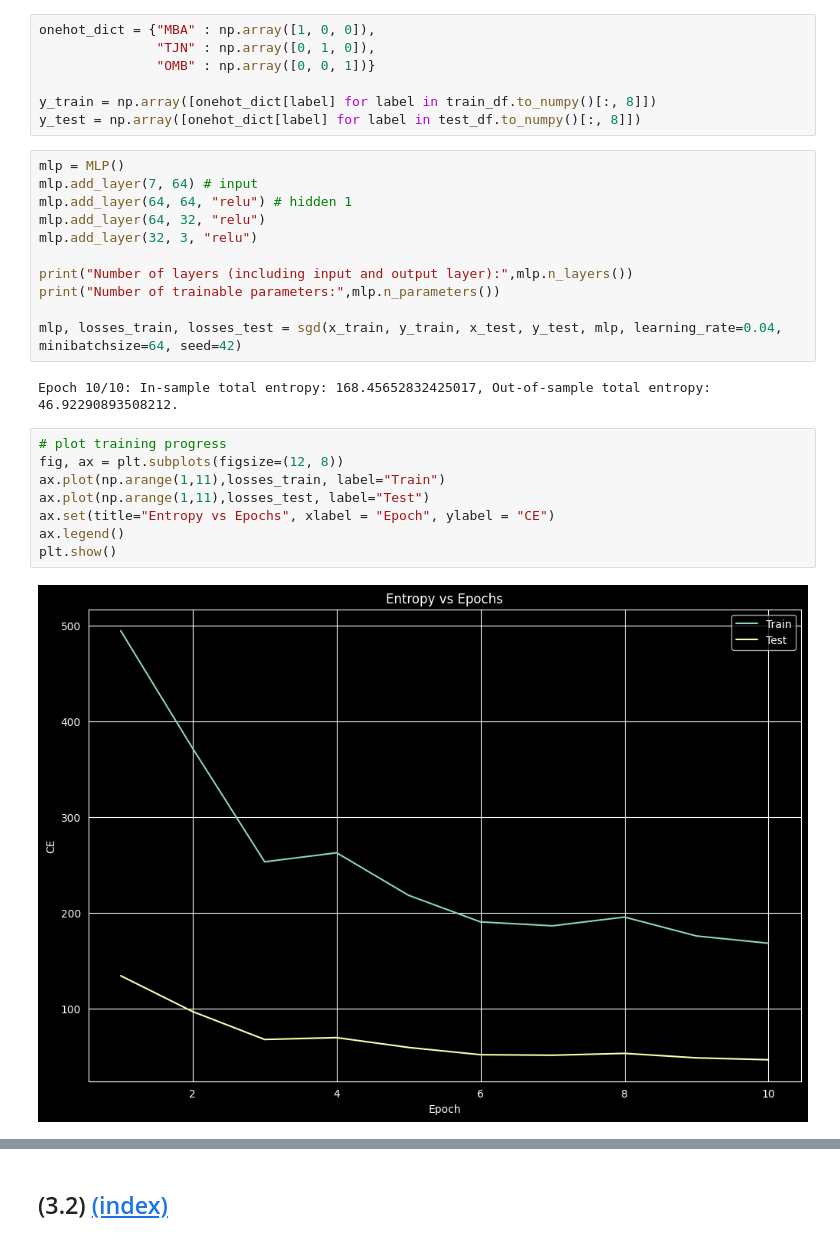
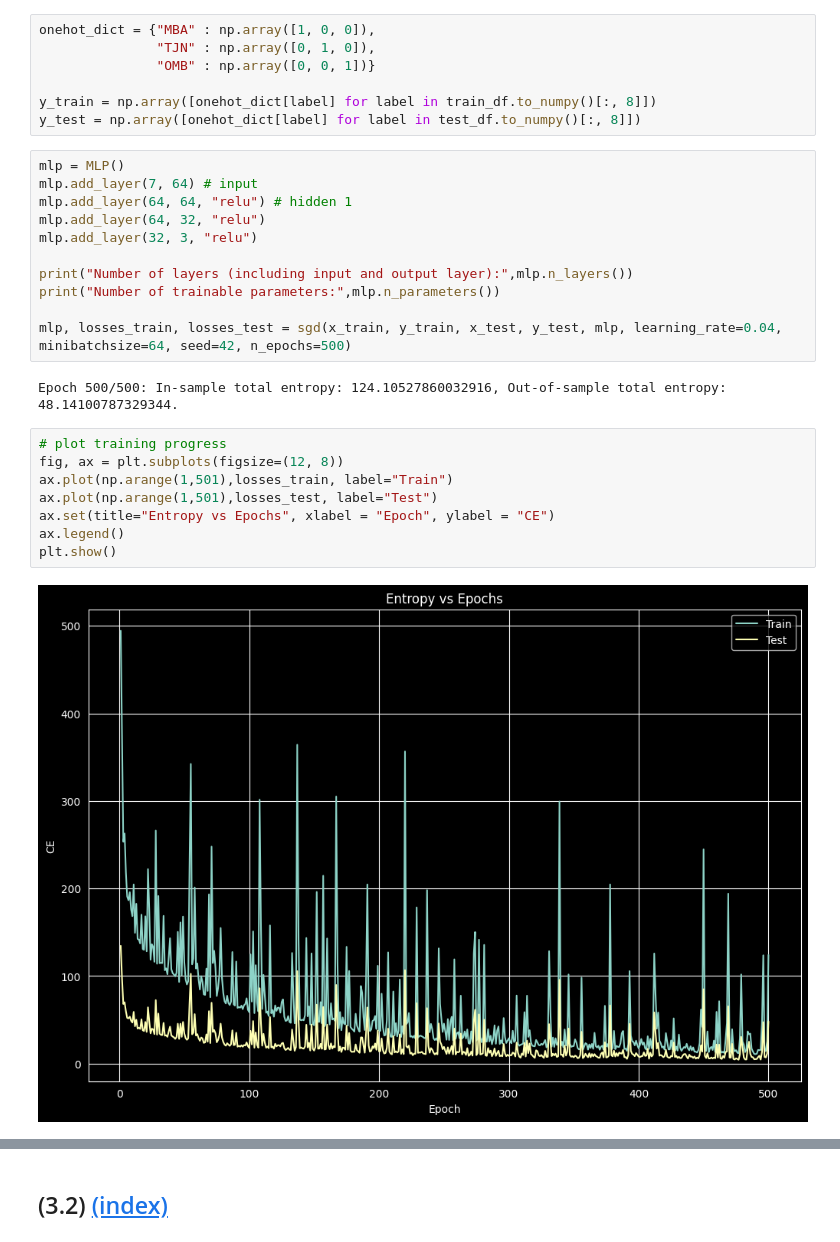
Before and after one commit to typtrue/data-science, a Jupyter notebook: CW1/02404325_Coursework1.ipynb, the cells around one changed output, grey strips where cells are left out. Saved outputs shown, nothing was run; the diff lists cells and outputs as text.

Commit message:
3.1 fix epochs

```diff
--- a/CW1/02404325_Coursework1.ipynb
+++ b/CW1/02404325_Coursework1.ipynb
@@ -652,19 +652,19 @@ mlp.add_layer(32, 3, "relu")
 print("Number of layers (including input and output layer):",mlp.n_layers())
 print("Number of trainable parameters:",mlp.n_parameters())
 
-mlp, losses_train, losses_test = sgd(x_train, y_train, x_test, y_test, mlp, learning_rate=0.04, minibatchsize=64, seed=42)
+mlp, losses_train, losses_test = sgd(x_train, y_train, x_test, y_test, mlp, learning_rate=0.04, minibatchsize=64, seed=42, n_epochs=500)
 # %% [output]
-Epoch 10/10: In-sample total entropy: 168.45652832425017, Out-of-sample total entropy: 46.92290893508212.
+Epoch 500/500: In-sample total entropy: 124.10527860032916, Out-of-sample total entropy: 48.14100787329344.
 # %%
 # plot training progress
 fig, ax = plt.subplots(figsize=(12, 8))
-ax.plot(np.arange(1,11),losses_train, label="Train")
-ax.plot(np.arange(1,11),losses_test, label="Test")
+ax.plot(np.arange(1,501),losses_train, label="Train")
+ax.plot(np.arange(1,501),losses_test, label="Test")
 ax.set(title="Entropy vs Epochs", xlabel = "Epoch", ylabel = "CE")
 ax.legend()
 plt.show()
 # %% [output]
-[figure, old version]
+[figure, new version]
 # %%
 classes = (np.where(np.all(y_test == [1, 0, 0],axis=1))[0], np.where(np.all(y_test == [0, 1, 0],axis=1))[0], np.where(np.all(y_test == [0, 0, 1],axis=1))[0])
 y_pred, _ = mlp.predict(x_test)
```
Also changed, not shown: parts of 1 cell of this notebook.
